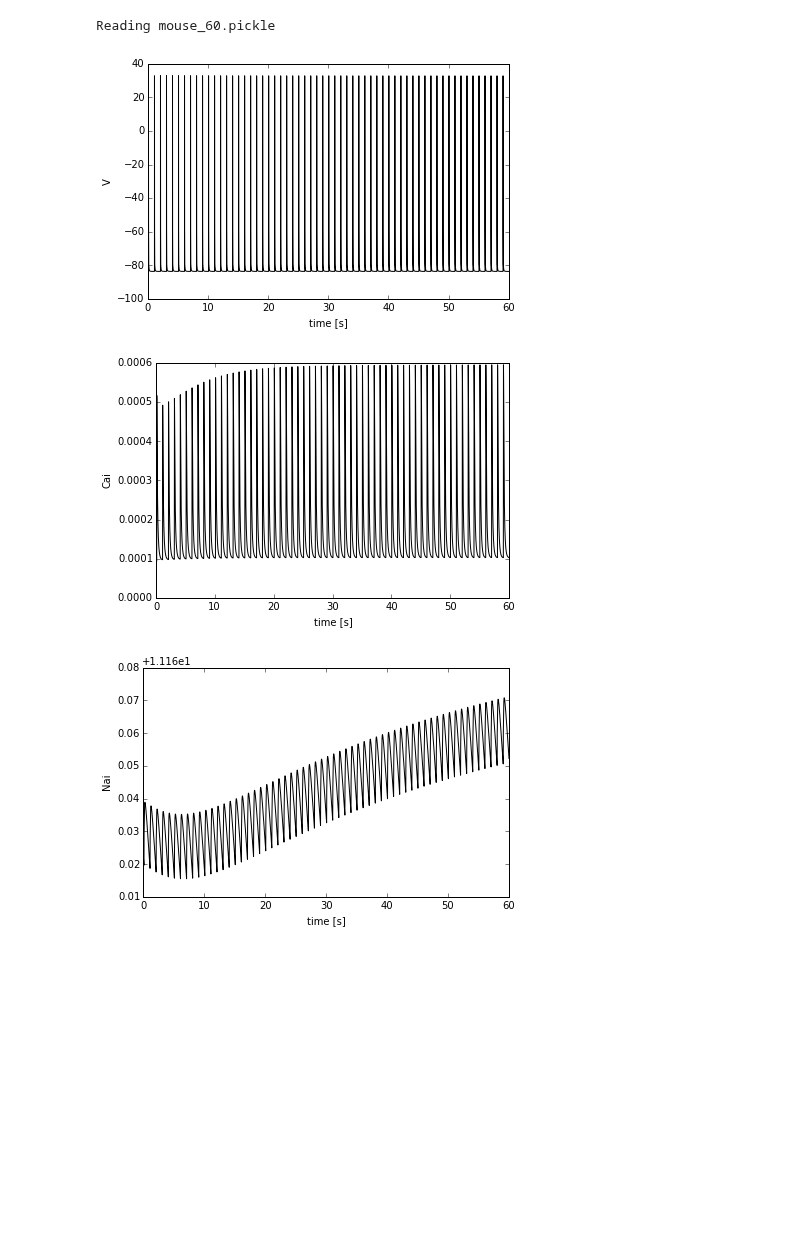
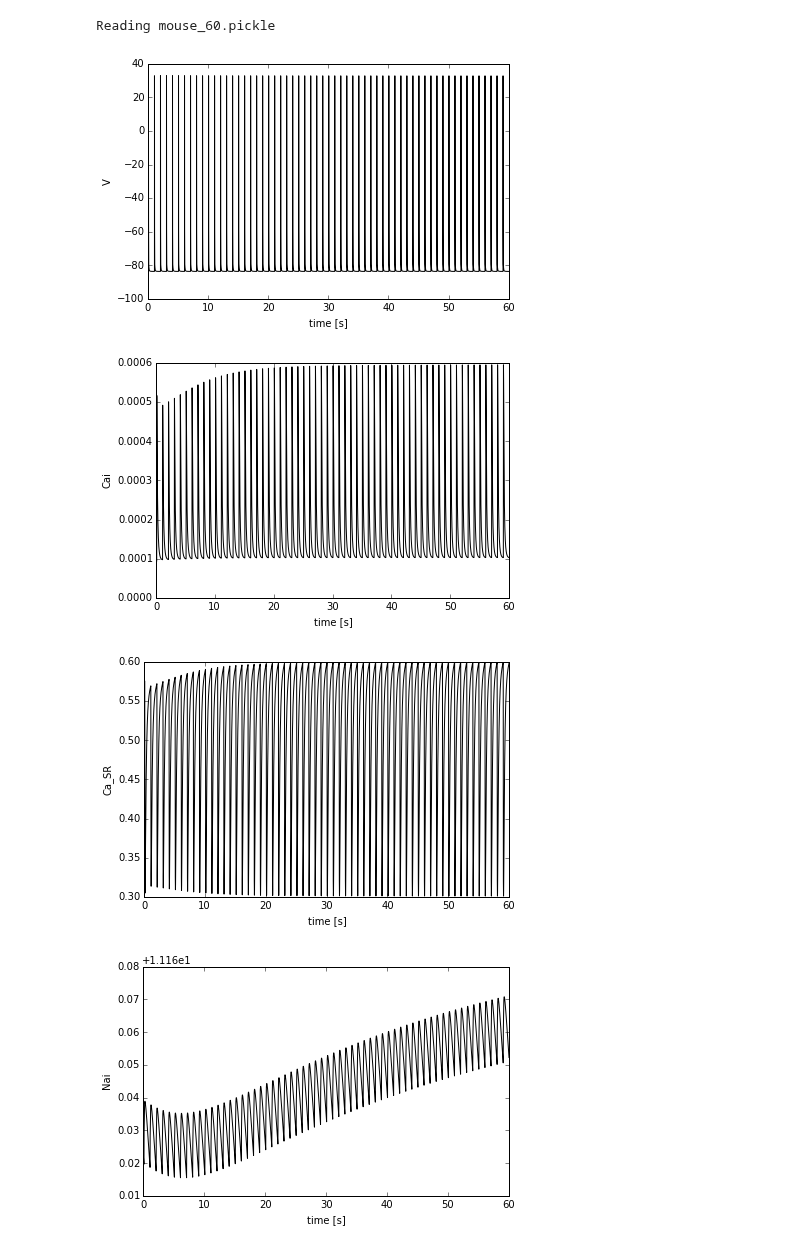
Before and after one commit to huskeypm/wholecell, a Jupyter notebook: morotti_rabbit_compare.ipynb, the cells around one changed output. Saved outputs shown, nothing was run; the diff lists cells and outputs as text; code cells hidden in the pictures; blank space fills up the shorter version.

```diff
--- a/morotti_rabbit_compare.ipynb
+++ b/morotti_rabbit_compare.ipynb
@@ -149,12 +149,13 @@ caseExtended.data = ao.readPickle(caseExtended.fileName)
 Reading mouse_60.pickle
 # %%
 root="/net/share/shared/papers/despa/"
-states = ["V", "Cai", "Nai"]
+states = ["V", "Cai", "Ca_SR","Nai"]
 for i,state in enumerate(states):
   ao.PlotPickleData(caseExtended.data,idxName=state,
                           ylabel=state)#,trange=[50e3,50.3e3])
   plt.gcf().savefig(root+caseExtended.caseName+"_%s"%state+".png")
 # %% [output]
 [figure]
 [figure]
-[figure, old version]
+[figure, new version]
+[figure, added]
```
Also changed, not shown: parts of 4 cells of this notebook.
